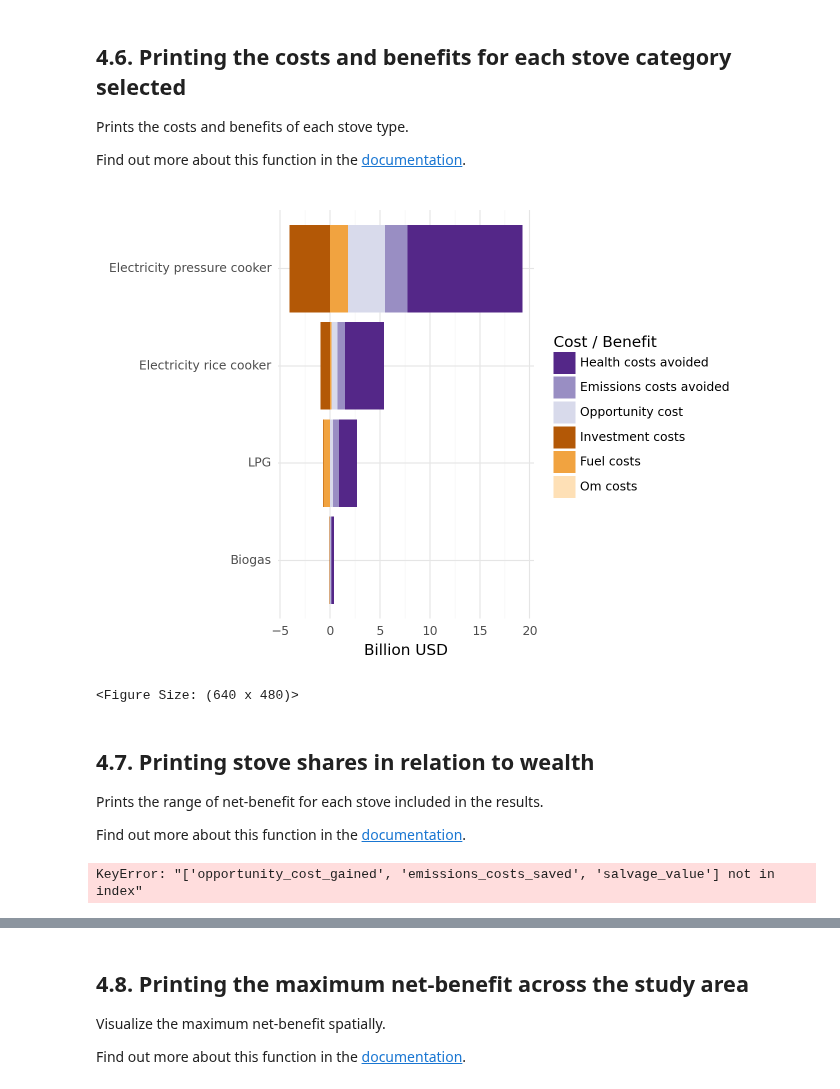
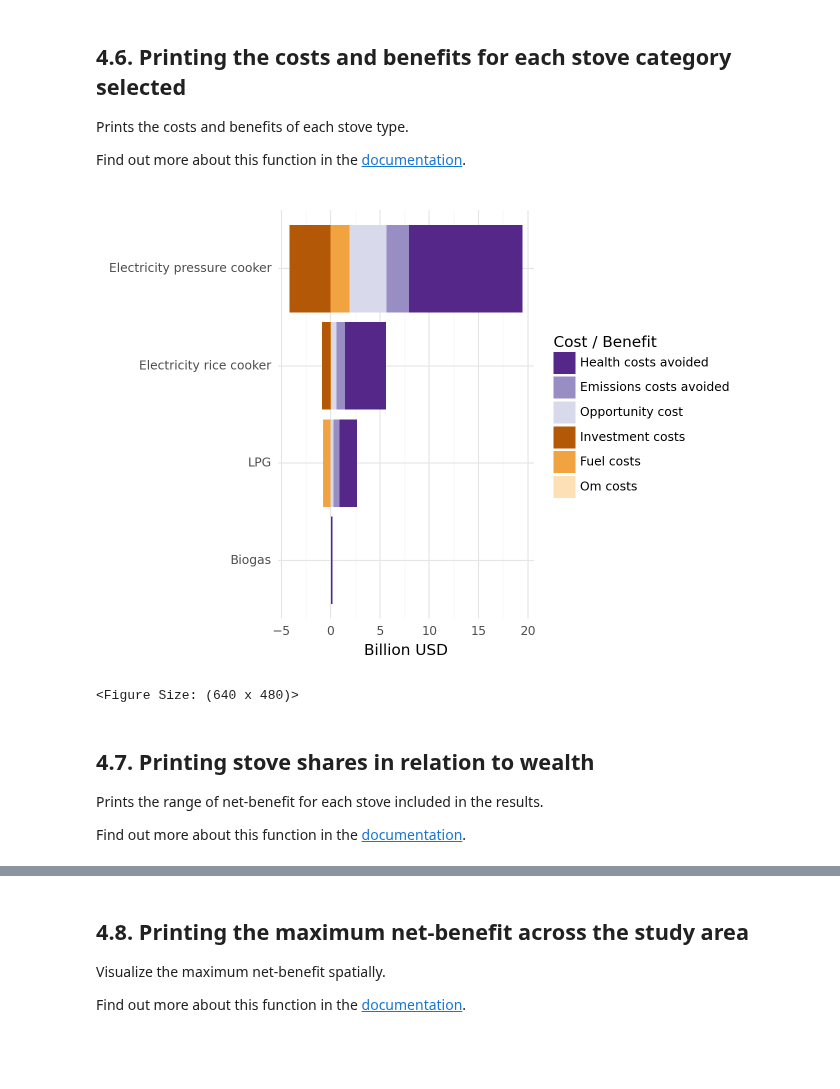
Before and after one commit to Open-Source-Spatial-Clean-Cooking-Tool/OnStove, a Jupyter notebook: example/OnStove_notebook.ipynb, the cells around one changed output, grey strips where cells are left out. Cells and saved outputs as stored; diff of their text form; code cells hidden in the pictures; blank space fills up the shorter version.

```diff
--- a/example/OnStove_notebook.ipynb
+++ b/example/OnStove_notebook.ipynb
@@ -855,9 +574,9 @@ Prints the costs and benefits of each stove type.
 
 Find out more about this function in the [documentation](https://onstove-documentation.readthedocs.io/en/latest/generated/onstove.OnStove.plot_costs_benefits.html).
 # %%
-results.plot_costs_benefits(labels=labels, height=1.5, width=3)
+results.plot_costs_benefits(labels=labels, year = 2028, cumulative_stats = True, height=1.5, width=3)
 # %% [output]
-[figure, old version]
+[figure, new version]
 <Figure Size: (640 x 480)>
 # %% [markdown]
 ## 4.7. Printing stove shares in relation to wealth
@@ -865,10 +584,3 @@ results.plot_costs_benefits(labels=labels, height=1.5, width=3)
 Prints the range of net-benefit for each stove included in the results.
 
 Find out more about this function in the [documentation](https://onstove-documentation.readthedocs.io/en/latest/generated/onstove.OnStove.plot_benefit_distribution.html).
-# %%
-results.plot_distribution(type='histogram', groupby='None', cmap=cmap, labels=labels,
-                          hh_divider=1000, y_title='Households (k)',
-                          quantiles=True,
-                          height=1.5, width=3.5, dpi=300, save_as='dist.png')
-# %% [output]
-KeyError: "['opportunity_cost_gained', 'emissions_costs_saved', 'salvage_value'] not in index"
```
Also changed, not shown: parts of 39 cells of this notebook, 2 other files.
